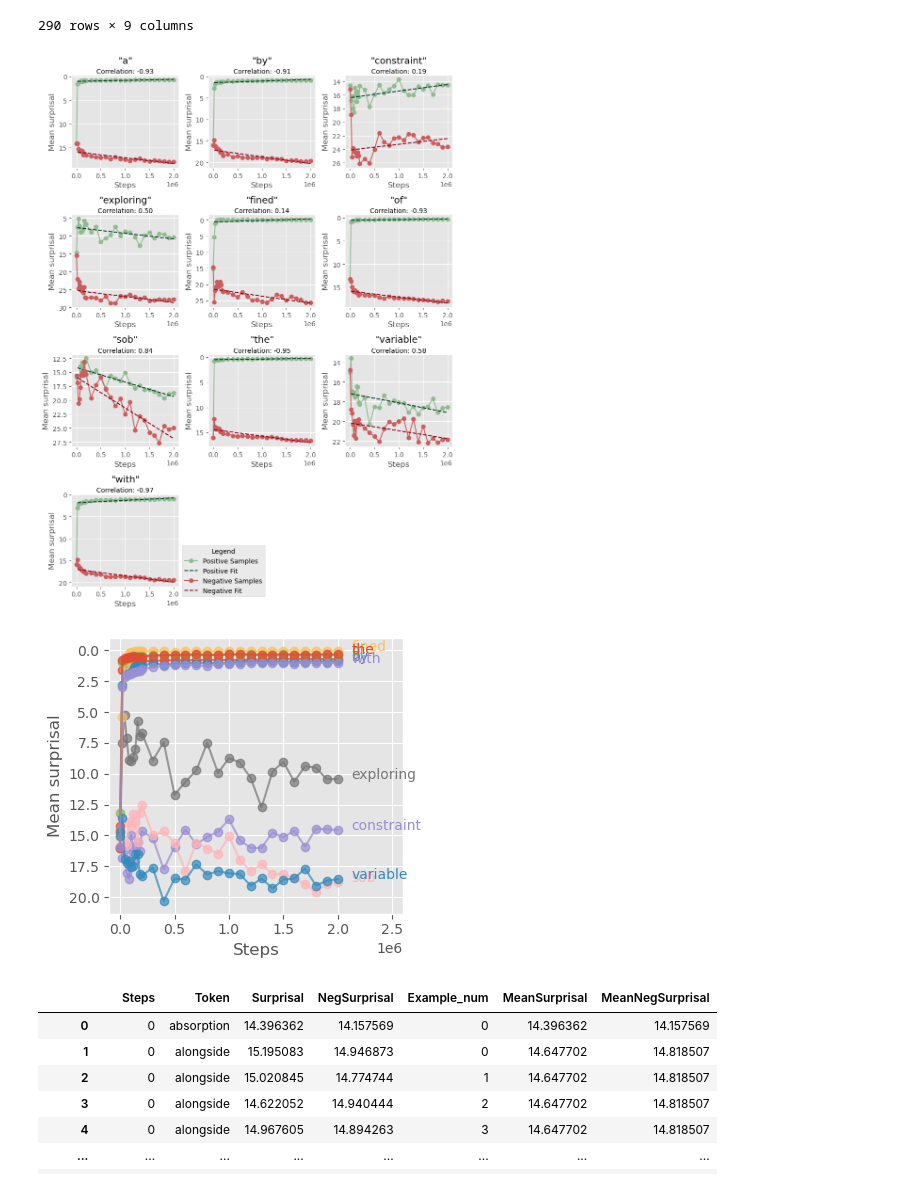
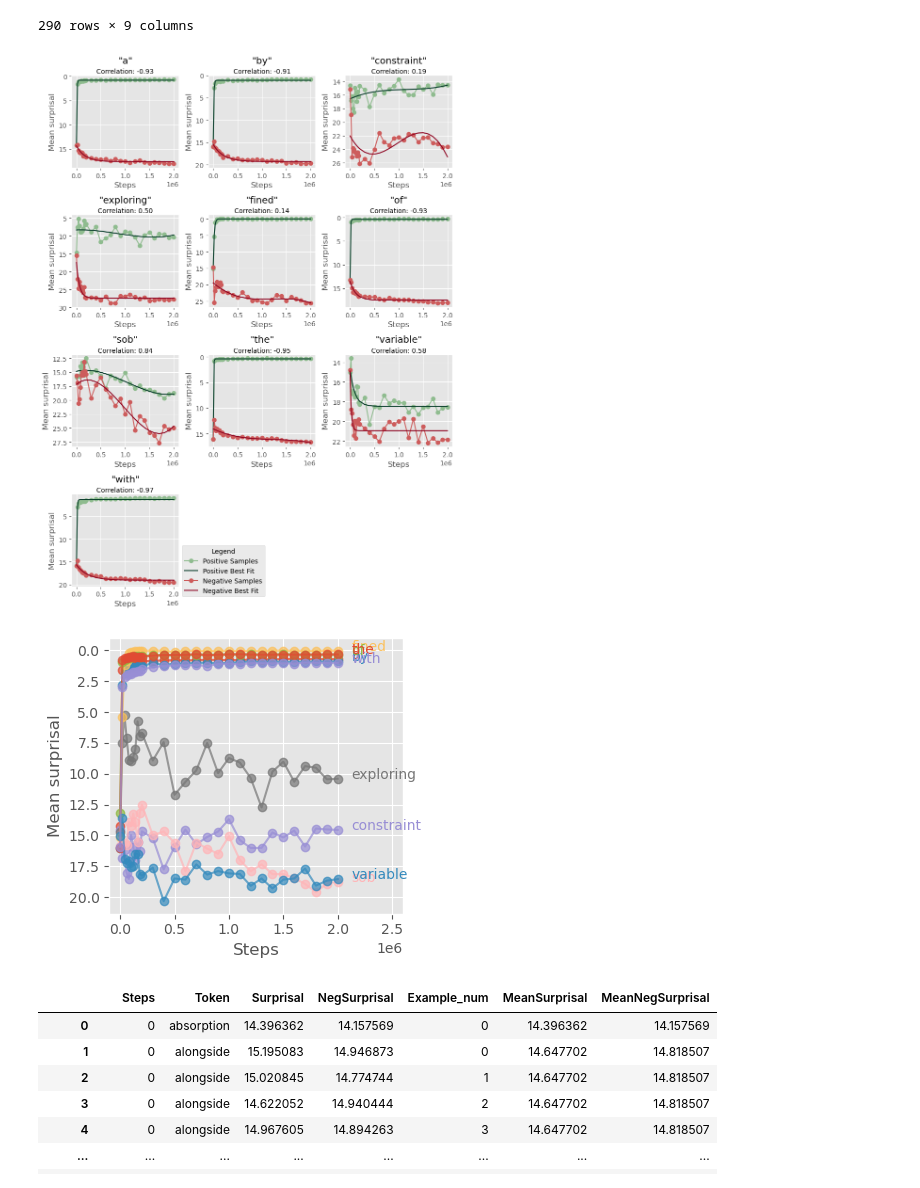
Before and after one commit to NazaninShafiabadi/NeuralLMs, a Jupyter notebook: src/sample_analysis.ipynb, the cells around one changed output. Cells and saved outputs as stored; diff of their text form; code cells hidden in the pictures.

Commit message:
added curve_fit to plots

```diff
--- a/src/sample_analysis.ipynb
+++ b/src/sample_analysis.ipynb
@@ -32,10 +32,14 @@ sample10_surprisals
 | 289 | 2000000 | with | 0 | 1.001910 | 1.677644 | 19.463078 | 5.433850 | ... |
 290 rows × 9 columns
 # %%
-plot_surprisals(sample10_surprisals.Token.unique(), sample10_surprisals, neg_samples=True, first_step=False, fit_line=True)
+plot_surprisals(sample10_surprisals.Token.unique(),
+                                        sample10_surprisals,
+                                        neg_samples=True,
+                                        first_step=False,
+                                        fit_curve=True)
 plot_all_in_one(sample10_surprisals.Token.unique(), sample10_surprisals)
 # %% [output]
-[figure, old version]
+[figure, new version]
 [figure]
 # %%
 sample40_indiv_path = '../results/lexique_results/sample40_IndivSurprisals.tsv'
```
Also changed, not shown: parts of 2 cells of this notebook, 2 other files.
